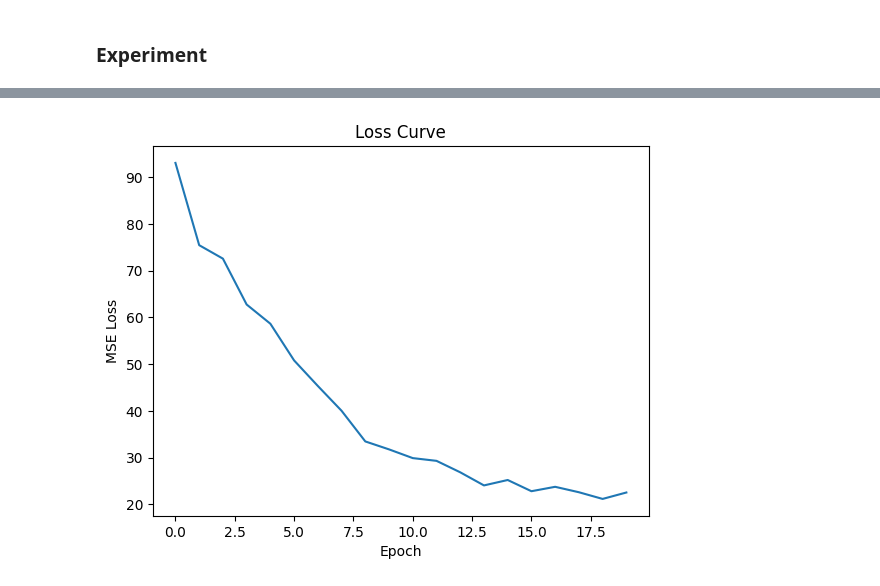
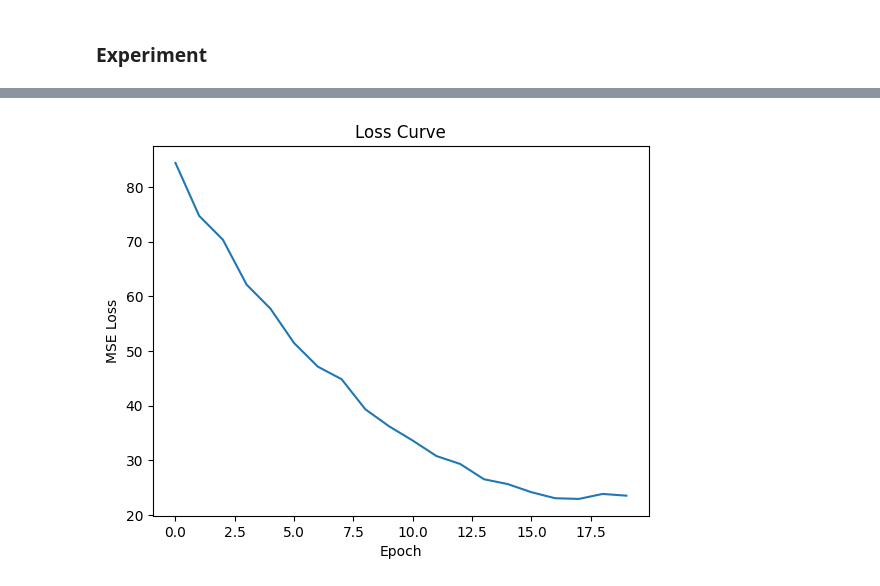
Before and after one commit to Bruce-lhq/looped-transformer-ablation-lab, a Jupyter notebook: Looped_Transformer.ipynb, the cells around one changed output, grey strips where cells are left out. Cells and saved outputs as stored; diff of their text form; code cells hidden in the pictures.

Commit message:
修复了loop=False时probe的错误

```diff
--- a/Looped_Transformer.ipynb
+++ b/Looped_Transformer.ipynb
@@ -224,7 +224,7 @@ class ToyModel(nn.Module):
                 TransformerBlock(num_heads, d_model, max_seq_len=max_seq_len, norm_type=norm_type, ffn_type=ffn_type)
                 for _ in range(num_blocks)
             ])
-            self.probe = nn.ModuleList([AttentionProbe() for _ in range(num_blocks)])
+            self.probe = [AttentionProbe() for _ in range(num_blocks)]
             for block, probe in zip(self.transformer_blocks, self.probe):
                 block.attention.register_forward_hook(probe)
         if pe_type == 'ape':
@@ -404,7 +404,7 @@ experiment = LoopedTransformerExperiment(num_blocks=20,
                                          norm_type='layernorm',
                                          ffn_type='gelu',
                                          pe_type='learned_ape',
-                                         loop=True,
+                                         loop=False,
                                          loss_type='mse')
 experiment.train(batch_size=64,
                  seq_len=80,
@@ -439 +439 @@ Epoch 20/20, Loss: 22.5447, num_eff: 15
-[figure, old version]
+[figure, new version]
```
Also changed, not shown: parts of 1 cell of this notebook.
